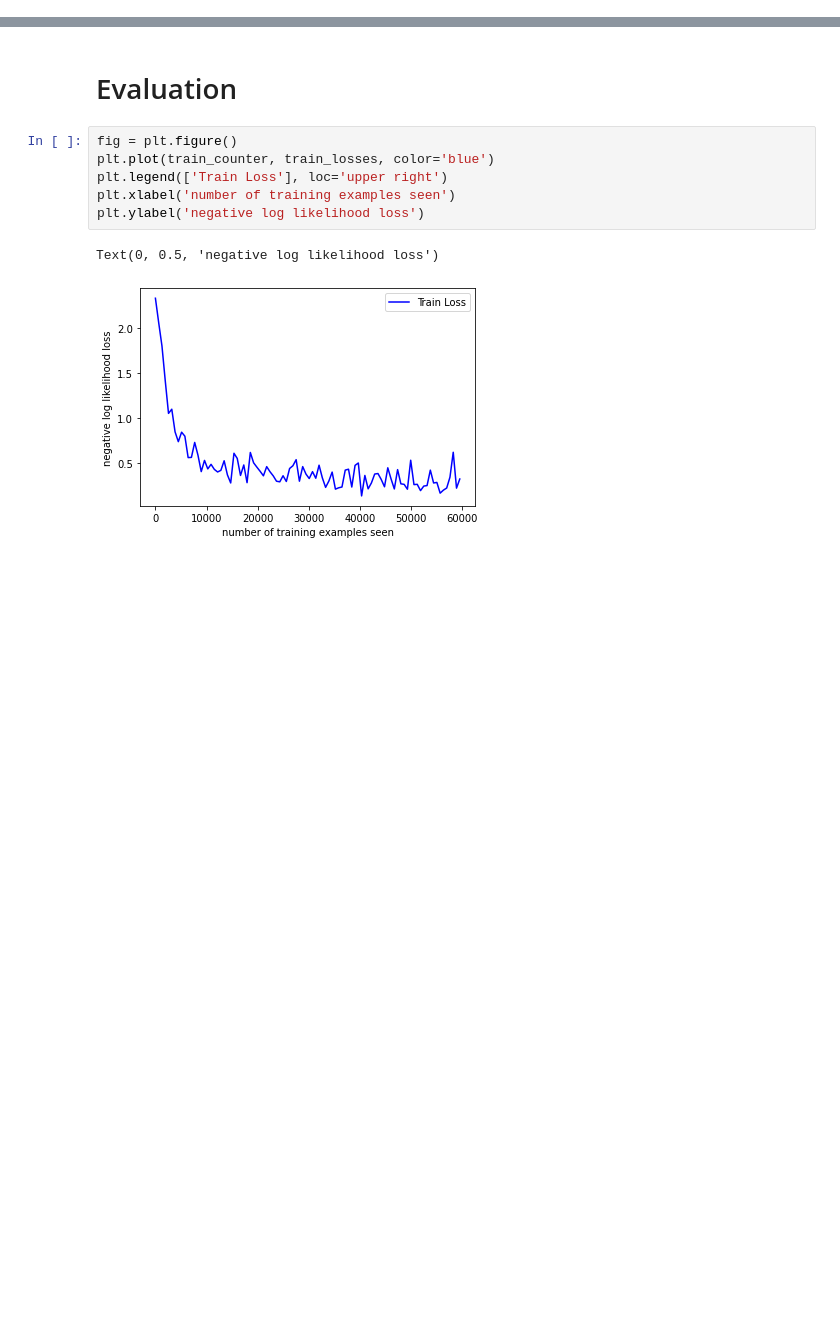
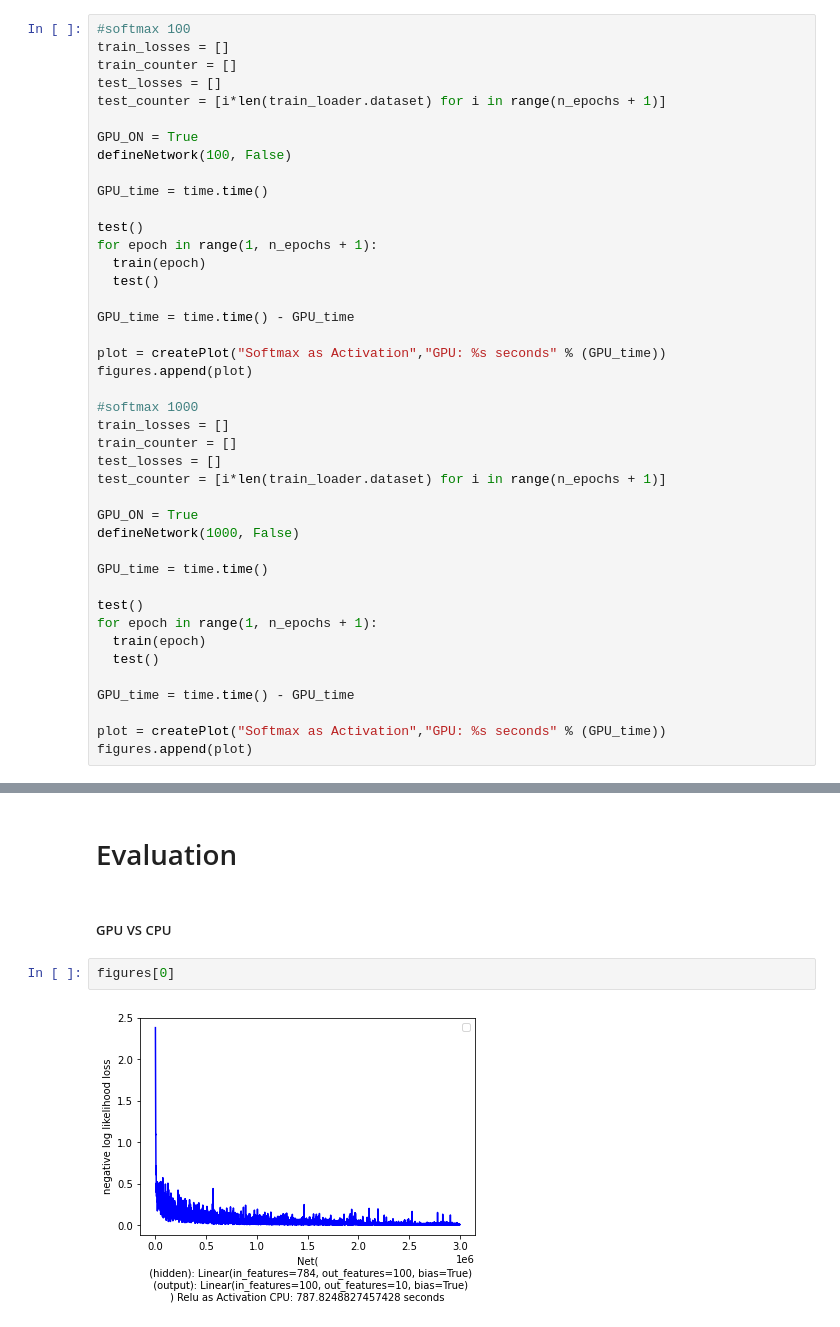
Before and after one commit to julianfbeck/KI-Lab, a Jupyter notebook: [KI-Lab2021] Assignment 1 OWCA.ipynb, the cells around one changed output, grey strips where cells are left out. Saved outputs shown, nothing was run; the diff lists cells and outputs as text; blank space fills up the shorter version.

```diff
--- a/[KI-Lab2021] Assignment 1 OWCA.ipynb
+++ b/[KI-Lab2021] Assignment 1 OWCA.ipynb
@@ -246,0 +272,42 @@ Test set: Avg. loss: 0.2598, Accuracy: 9263/10000 (93%)
+# %%
+#softmax 100
+train_losses = []
+train_counter = []
+test_losses = []
+test_counter = [i*len(train_loader.dataset) for i in range(n_epochs + 1)]
+
+GPU_ON = True
+defineNetwork(100, False)
+
+GPU_time = time.time()
+
+test()
+for epoch in range(1, n_epochs + 1):
+  train(epoch)
+  test()
+
+GPU_time = time.time() - GPU_time
+
+plot = createPlot("Softmax as Activation","GPU: %s seconds" % (GPU_time))
+figures.append(plot)
+
+#softmax 1000
+train_losses = []
+train_counter = []
+test_losses = []
+test_counter = [i*len(train_loader.dataset) for i in range(n_epochs + 1)]
+
+GPU_ON = True
+defineNetwork(1000, False)
+
+GPU_time = time.time()
+
+test()
+for epoch in range(1, n_epochs + 1):
+  train(epoch)
+  test()
+
+GPU_time = time.time() - GPU_time
+
+plot = createPlot("Softmax as Activation","GPU: %s seconds" % (GPU_time))
+figures.append(plot)
@@ -247,11 +415,8 @@ Test set: Avg. loss: 0.2598, Accuracy: 9263/10000 (93%)
 # %% [markdown]
 # Evaluation
-# %%
-fig = plt.figure()
-plt.plot(train_counter, train_losses, color='blue')
-plt.legend(['Train Loss'], loc='upper right')
-plt.xlabel('number of training examples seen')
-plt.ylabel('negative log likelihood loss')
-# %% [output]
-Text(0, 0.5, 'negative log likelihood loss')
-[figure, removed]
+# %% [markdown]
+##### GPU VS CPU
+# %%
+figures[0]
+# %% [output]
+[figure, added]
```
Also changed, not shown: parts of 23 cells of this notebook.
